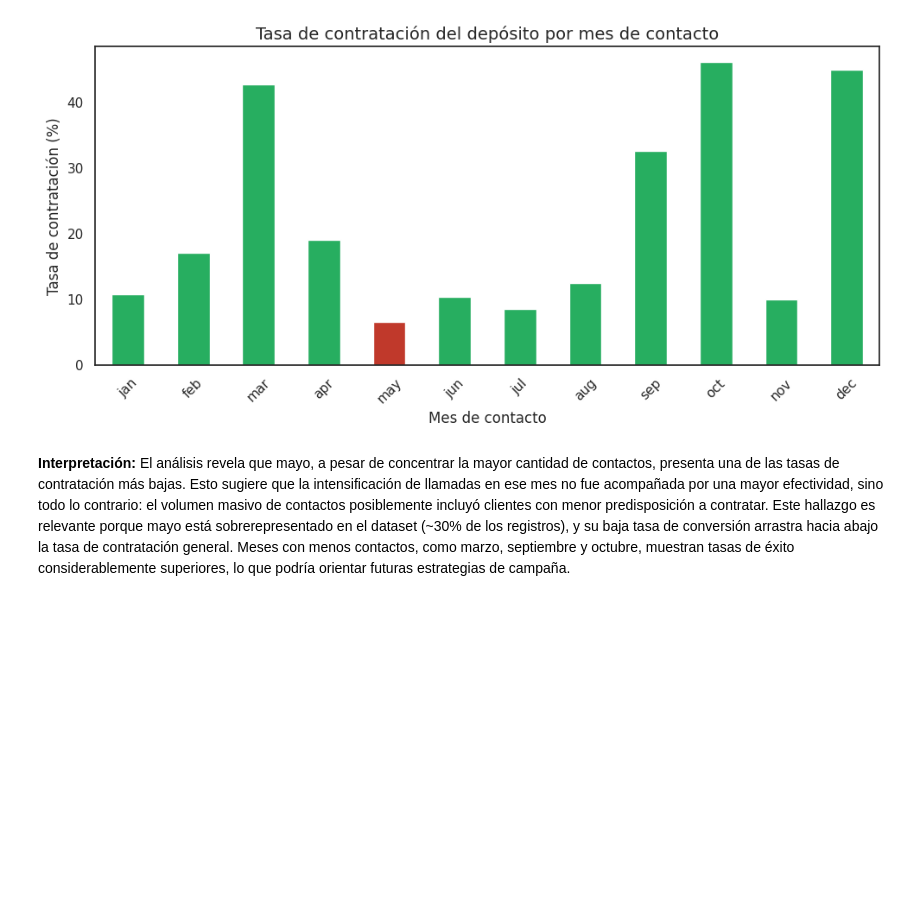
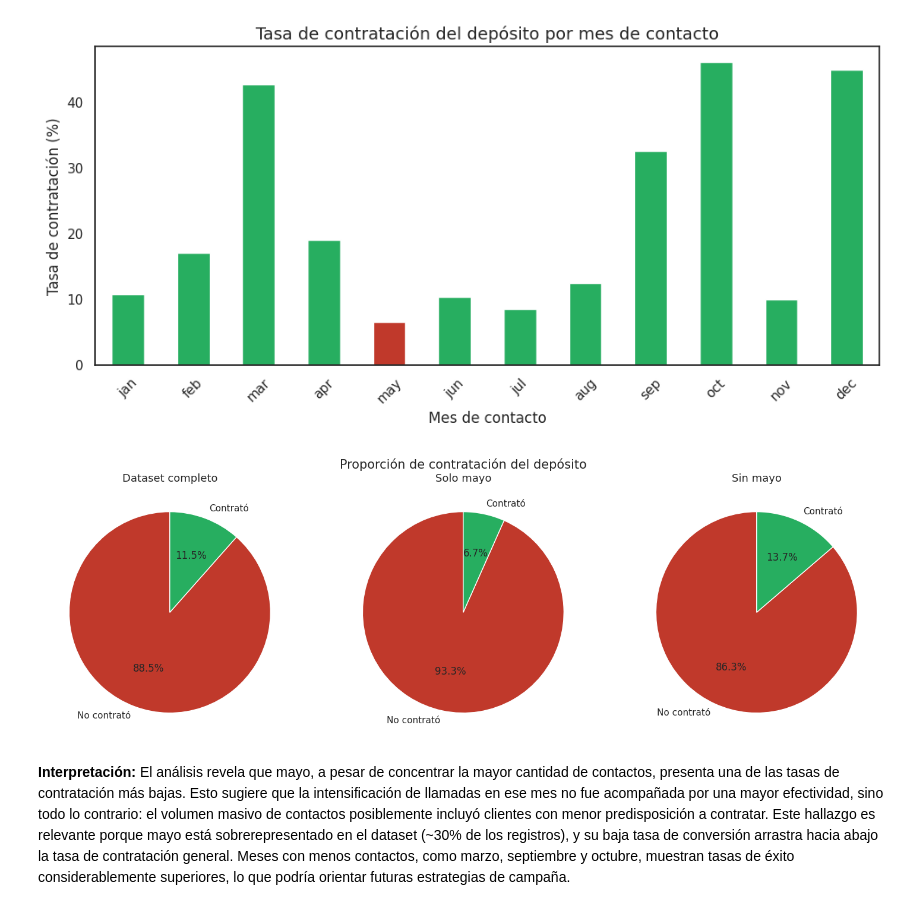
Before and after one commit to F-Boivin/ProyectoDSParteI-Boivin, a Jupyter notebook: ProyectoDSParte1_Felipe_Boivin.ipynb, the cells around one changed output. Cells and saved outputs as stored; diff of their text form; code cells hidden in the pictures; blank space fills up the shorter version.

```diff
--- a/ProyectoDSParte1_Felipe_Boivin.ipynb
+++ b/ProyectoDSParte1_Felipe_Boivin.ipynb
@@ -454,5 +443,32 @@ plt.tight_layout()
 plt.show()
 # %% [output]
 [figure]
+# %%
+# Gráficos de torta: proporción de contratación
+fig, axes = plt.subplots(1, 3, figsize=(15, 5))
+
+colores = ['#c0392b', '#27ae60']
+labels = ['No contrató', 'Contrató']
+
+# 1. Dataset completo
+total = df['y'].value_counts()
+axes[0].pie(total, labels=labels, autopct='%1.1f%%', colors=colores, startangle=90)
+axes[0].set_title('Dataset completo', fontsize=13)
+
+# 2. Solo mayo
+solo_mayo = df[df['month'] == 'may']['y'].value_counts()
+axes[1].pie(solo_mayo, labels=labels, autopct='%1.1f%%', colors=colores, startangle=90)
+axes[1].set_title('Solo mayo', fontsize=13)
+
+# 3. Sin mayo
+sin_mayo = df[df['month'] != 'may']['y'].value_counts()
+axes[2].pie(sin_mayo, labels=labels, autopct='%1.1f%%', colors=colores, startangle=90)
+axes[2].set_title('Sin mayo', fontsize=13)
+
+plt.suptitle('Proporción de contratación del depósito', fontsize=15)
+plt.tight_layout()
+plt.show()
+# %% [output]
+[figure, added]
 # %% [markdown]
 **Interpretación:** El análisis revela que mayo, a pesar de concentrar la mayor cantidad de contactos, presenta una de las tasas de contratación más bajas. Esto sugiere que la intensificación de llamadas en ese mes no fue acompañada por una mayor efectividad, sino todo lo contrario: el volumen masivo de contactos posiblemente incluyó clientes con menor predisposición a contratar. Este hallazgo es relevante porque mayo está sobrerepresentado en el dataset (~30% de los registros), y su baja tasa de conversión arrastra hacia abajo la tasa de contratación general. Meses con menos contactos, como marzo, septiembre y octubre, muestran tasas de éxito considerablemente superiores, lo que podría orientar futuras estrategias de campaña.
```
Also changed, not shown: parts of 5 cells of this notebook.
